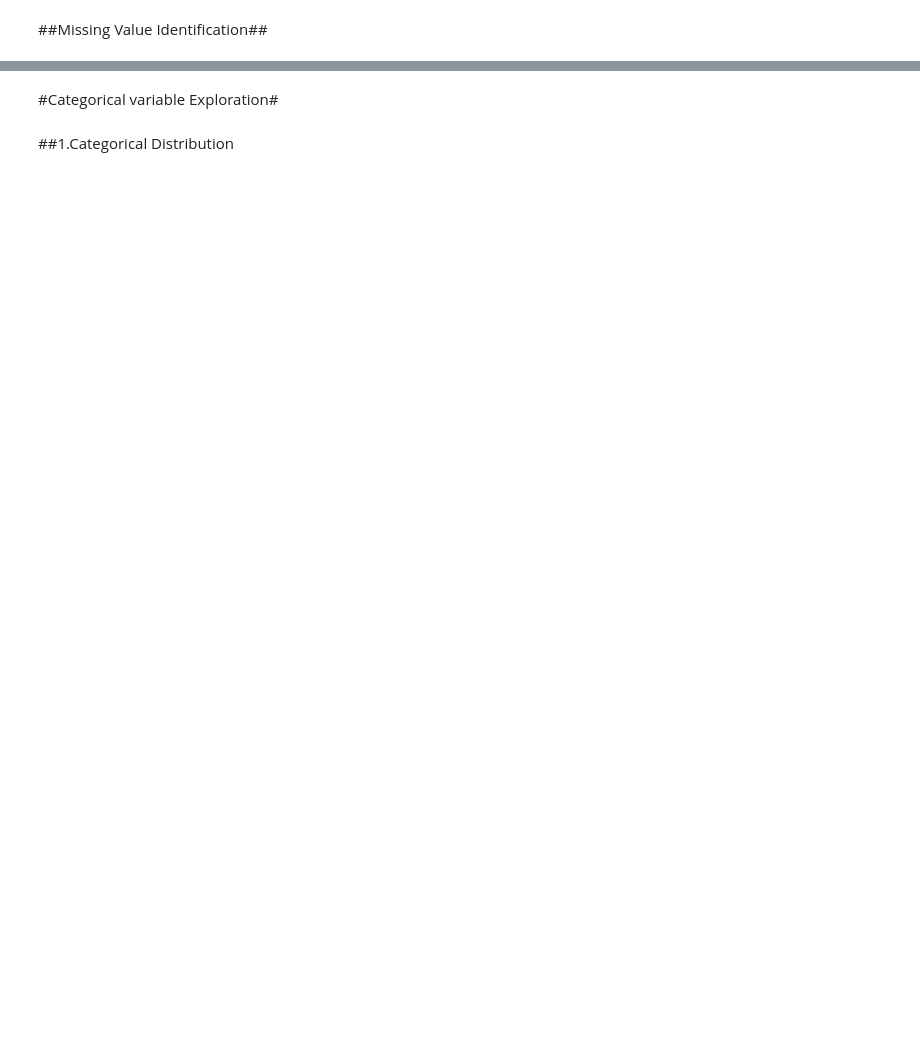
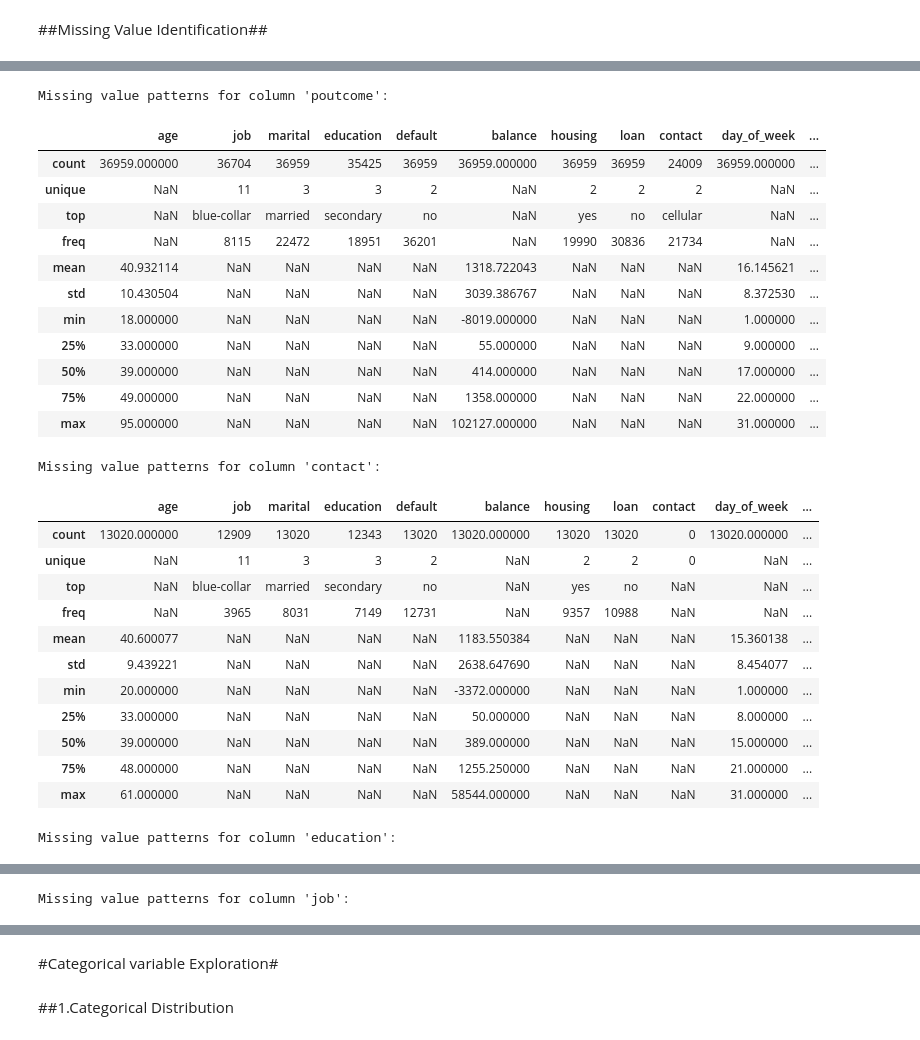
Before and after one commit to Sazul19/bank-marketing-prediction, a Jupyter notebook: data/data_exploration.ipynb, the cells around one changed output, grey strips where cells are left out. Cells and saved outputs as stored; diff of their text form; code cells hidden in the pictures; blank space fills up the shorter version.

```diff
--- a/data/data_exploration.ipynb
+++ b/data/data_exploration.ipynb
@@ -105,12 +97,11 @@ print(df.head())
 
 ##checking missing value percentages
 def missing_values_summarizer(df):
-        mis_val=df.isnull().sum()
-        mis_val_percentage=100*mis_val/len(df)
-        mis_val_table=pd.concat([mis_val,mis_val_percentage],axis=1)
-        mis_val_summary=mis_val_table.rename(columns={0:'Missing values',1:'percentage'})
+    mis_val = df.isna().sum()
+    mis_val_percentage = 100 * mis_val / len(df)
+    mis_val_table = pd.DataFrame({'Missing values': mis_val, 'Percentage': mis_val_percentage})
+    return mis_val_table.sort_values(by='Percentage', ascending=False)
 
-        return mis_val_summary
-
-print(missing_values_summarizer(X))
+missing_summary = missing_values_summarizer(X)
+display(missing_summary)
 # %% [output]
@@ -134,18 +142,0 @@ poutcome              36959   81.747805
-# %%
-def find_missing_value_patterns(df, column):
-    """
-    Describes data for rows where the specified column has missing values.
-
-    Args:
-        df (pd.DataFrame): The DataFrame to analyze.
-        column (str): The name of the column to check for missing values.
-    """
-    mis_val_pattern = df[df[column].isnull()].describe()
-    print(f"Missing value patterns for column '{column}':\n", mis_val_pattern)
-
-mis_val_summary = missing_values_summarizer(X)  # Store summary for efficiency
-
-# Iterate over original columns of X, not the summary table's columns
-for column in X.columns:
-    if mis_val_summary.loc[column, 'percentage'] > 0:  # Access percentage using .loc
-        find_missing_value_patterns(X, column)
@@ -169,0 +143,38 @@ max      528.000000      7.000000
+# %%
+def find_missing_value_patterns(df, column):
+    missing_rows = df[df[column].isna()]
+    print(f"Missing value patterns for column '{column}':")
+    return missing_rows.describe(include='all')
+
+for column in missing_summary.index:
+    if missing_summary.loc[column, 'Percentage'] > 0:
+        pattern = find_missing_value_patterns(X, column)
+        display(pattern)
+# %% [output]
+Missing value patterns for column 'poutcome':
+|  | age | job | marital | education | default | balance | housing | loan | contact | day_of_week | ... |
+| count | 36959.000000 | 36704 | 36959 | 35425 | 36959 | 36959.000000 | 36959 | 36959 | 24009 | 36959.000000 | ... |
+| unique | NaN | 11 | 3 | 3 | 2 | NaN | 2 | 2 | 2 | NaN | ... |
+| top | NaN | blue-collar | married | secondary | no | NaN | yes | no | cellular | NaN | ... |
+| freq | NaN | 8115 | 22472 | 18951 | 36201 | NaN | 19990 | 30836 | 21734 | NaN | ... |
+| mean | 40.932114 | NaN | NaN | NaN | NaN | 1318.722043 | NaN | NaN | NaN | 16.145621 | ... |
+| std | 10.430504 | NaN | NaN | NaN | NaN | 3039.386767 | NaN | NaN | NaN | 8.372530 | ... |
+| min | 18.000000 | NaN | NaN | NaN | NaN | -8019.000000 | NaN | NaN | NaN | 1.000000 | ... |
+| 25% | 33.000000 | NaN | NaN | NaN | NaN | 55.000000 | NaN | NaN | NaN | 9.000000 | ... |
+| 50% | 39.000000 | NaN | NaN | NaN | NaN | 414.000000 | NaN | NaN | NaN | 17.000000 | ... |
+| 75% | 49.000000 | NaN | NaN | NaN | NaN | 1358.000000 | NaN | NaN | NaN | 22.000000 | ... |
+| max | 95.000000 | NaN | NaN | NaN | NaN | 102127.000000 | NaN | NaN | NaN | 31.000000 | ... |
+Missing value patterns for column 'contact':
+|  | age | job | marital | education | default | balance | housing | loan | contact | day_of_week | ... |
+| count | 13020.000000 | 12909 | 13020 | 12343 | 13020 | 13020.000000 | 13020 | 13020 | 0 | 13020.000000 | ... |
+| unique | NaN | 11 | 3 | 3 | 2 | NaN | 2 | 2 | 0 | NaN | ... |
+| top | NaN | blue-collar | married | secondary | no | NaN | yes | no | NaN | NaN | ... |
+| freq | NaN | 3965 | 8031 | 7149 | 12731 | NaN | 9357 | 10988 | NaN | NaN | ... |
+| mean | 40.600077 | NaN | NaN | NaN | NaN | 1183.550384 | NaN | NaN | NaN | 15.360138 | ... |
+| std | 9.439221 | NaN | NaN | NaN | NaN | 2638.647690 | NaN | NaN | NaN | 8.454077 | ... |
+| min | 20.000000 | NaN | NaN | NaN | NaN | -3372.000000 | NaN | NaN | NaN | 1.000000 | ... |
+| 25% | 33.000000 | NaN | NaN | NaN | NaN | 50.000000 | NaN | NaN | NaN | 8.000000 | ... |
+| 50% | 39.000000 | NaN | NaN | NaN | NaN | 389.000000 | NaN | NaN | NaN | 15.000000 | ... |
+| 75% | 48.000000 | NaN | NaN | NaN | NaN | 1255.250000 | NaN | NaN | NaN | 21.000000 | ... |
+| max | 61.000000 | NaN | NaN | NaN | NaN | 58544.000000 | NaN | NaN | NaN | 31.000000 | ... |
+Missing value patterns for column 'education':
@@ -169,0 +193 @@ max      528.000000      7.000000
+Missing value patterns for column 'job':
```
Also changed, not shown: parts of 21 cells of this notebook.
